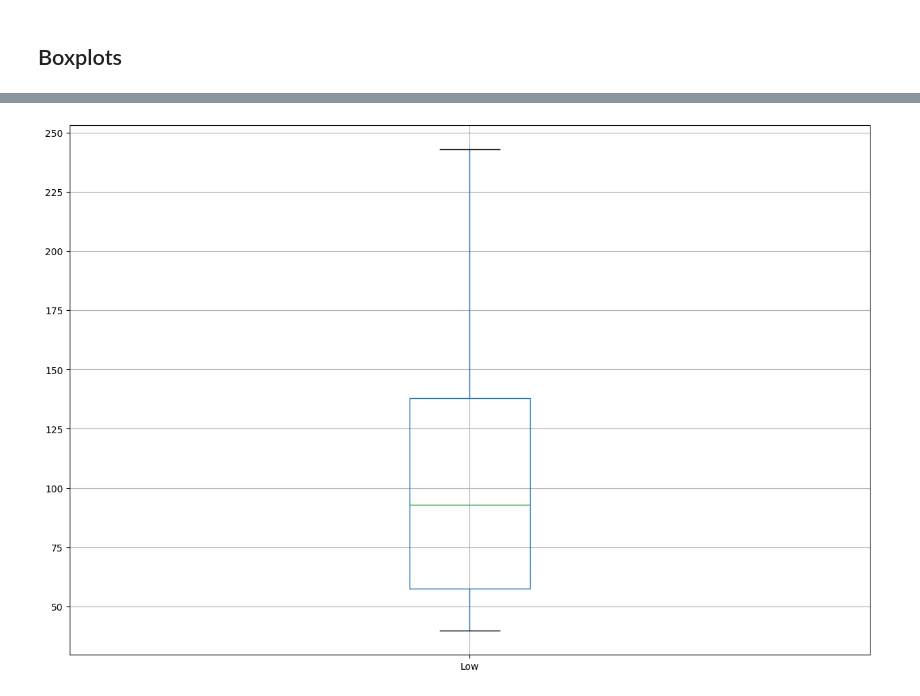
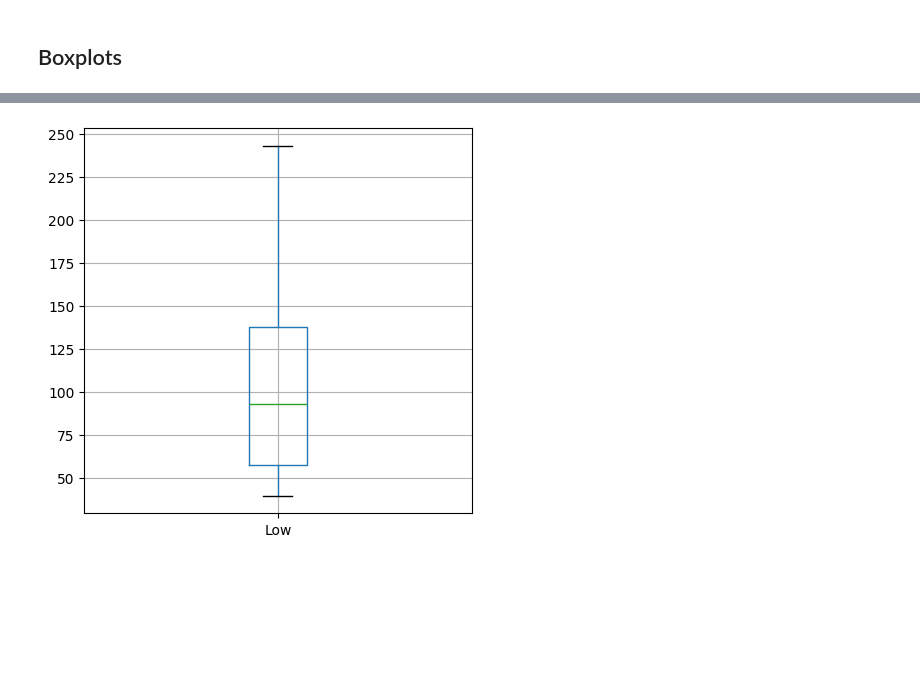
Before and after one commit to Surya-0/Sem_7_CodeXP, a Jupyter notebook: Timeseries_Exp/Lab1_Exp/Microsoft_Stock_Exp.ipynb, the cells around one changed output, grey strips where cells are left out. Cells and saved outputs as stored; diff of their text form; code cells hidden in the pictures; blank space fills up the shorter version.

```diff
--- a/Timeseries_Exp/Lab1_Exp/Microsoft_Stock_Exp.ipynb
+++ b/Timeseries_Exp/Lab1_Exp/Microsoft_Stock_Exp.ipynb
@@ -122,6 +122,8 @@ df['Date'] = pd.to_datetime(df['Date'])
 df['Date'].dtype
 # %% [output]
 dtype('<M8[ns]')
+# %%
+df.set_index('Date', inplace=True)
 # %% [markdown]
 ## Histogram
 # %%
@@ -139,6 +141,6 @@ plt.show()
 # %%
-df.boxplot(column = 'Low',figsize=(15, 10))
+df.boxplot(column = 'Low',figsize=(5, 5))
 plt.show()
 # %% [output]
-[figure, old version]
+[figure, new version]
 # %%
```
Also changed, not shown: parts of 29 cells of this notebook.
